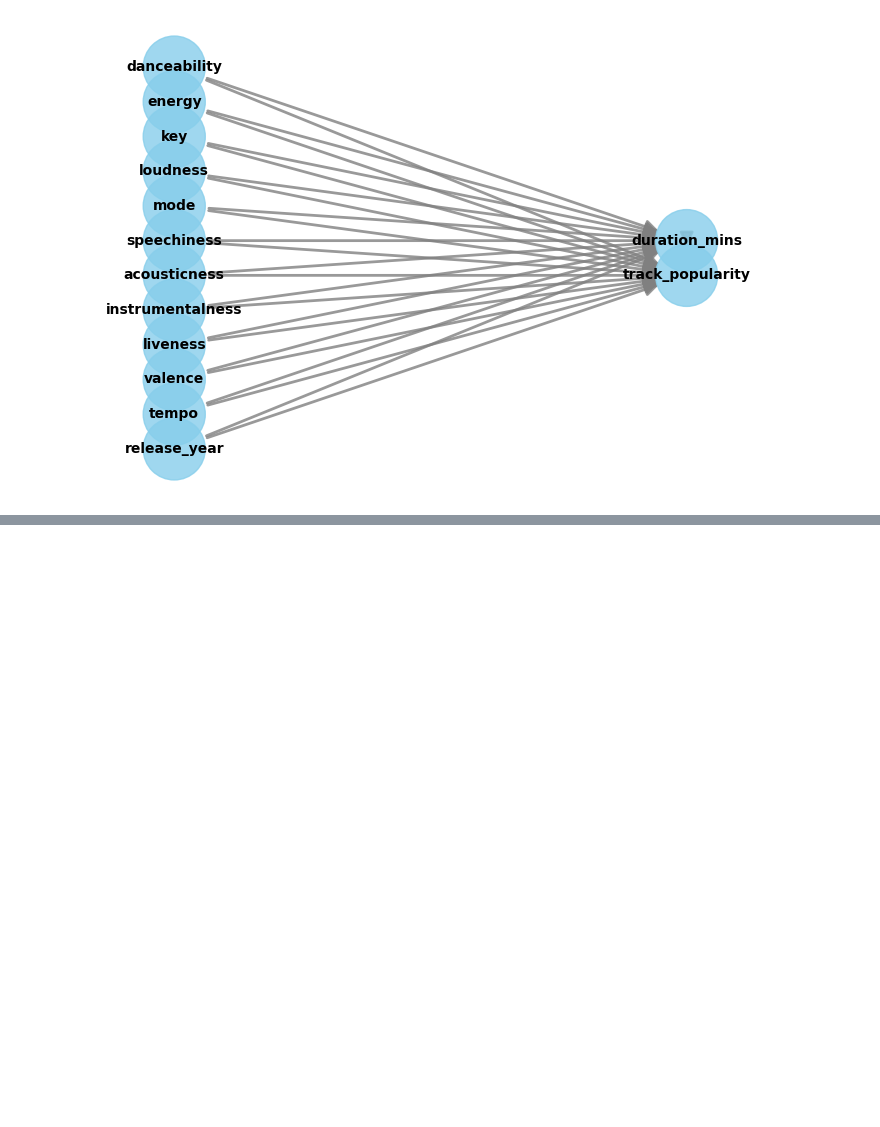
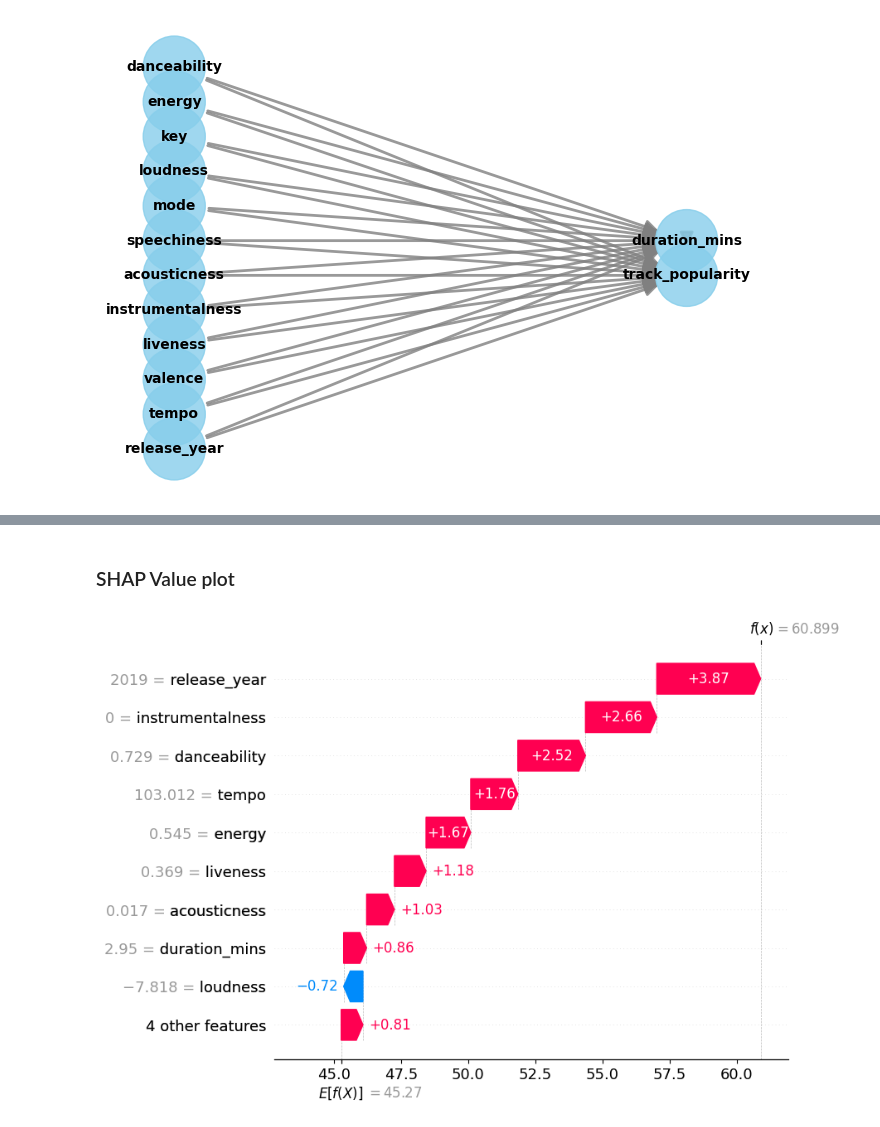
Before and after one commit to McGill-MMA-EnterpriseAnalytics/Spotify-Music, a Jupyter notebook: scratch/causal_analysis.ipynb, the cells around one changed output, grey strips where cells are left out. Saved outputs shown, nothing was run; the diff lists cells and outputs as text; code cells hidden in the pictures; blank space fills up the shorter version.

Commit message:
Add SHAP plot for RF

```diff
--- a/scratch/causal_analysis.ipynb
+++ b/scratch/causal_analysis.ipynb
@@ -159,0 +146,16 @@ dtype: float64
+# %%
+from sklearn.model_selection import train_test_split
+
+X = df.drop(['track_popularity', 'track_artist', 'playlist_genre', 'playlist_subgenre'], axis=1)
+y = df['track_popularity']
+
+X_train, X_test, y_train, y_test = train_test_split(X, y, test_size=0.2, random_state=7)
+# %%
+rf_regressor = RandomForestRegressor(random_state=13)
+rf_regressor.fit(X_train, y_train)
+
+y_pred = rf_regressor.predict(X_test)
+mse = mean_squared_error(y_test, y_pred)
+rmse = np.sqrt(mse)
+
+print(f"Root Mean Squared Error: {rmse}")
@@ -159,0 +203,11 @@ dtype: float64
+# %% [markdown]
+### SHAP Value plot
+# %%
+explainer = shap.Explainer(rf_regressor, X_train)
+
+shap_values = explainer(X_train.iloc[0:1, :])
+
+shap.plots.waterfall(shap_values[0], show=False)
+plt.show()
+# %% [output]
+[figure, added]
```
Also changed, not shown: parts of 28 cells of this notebook.
